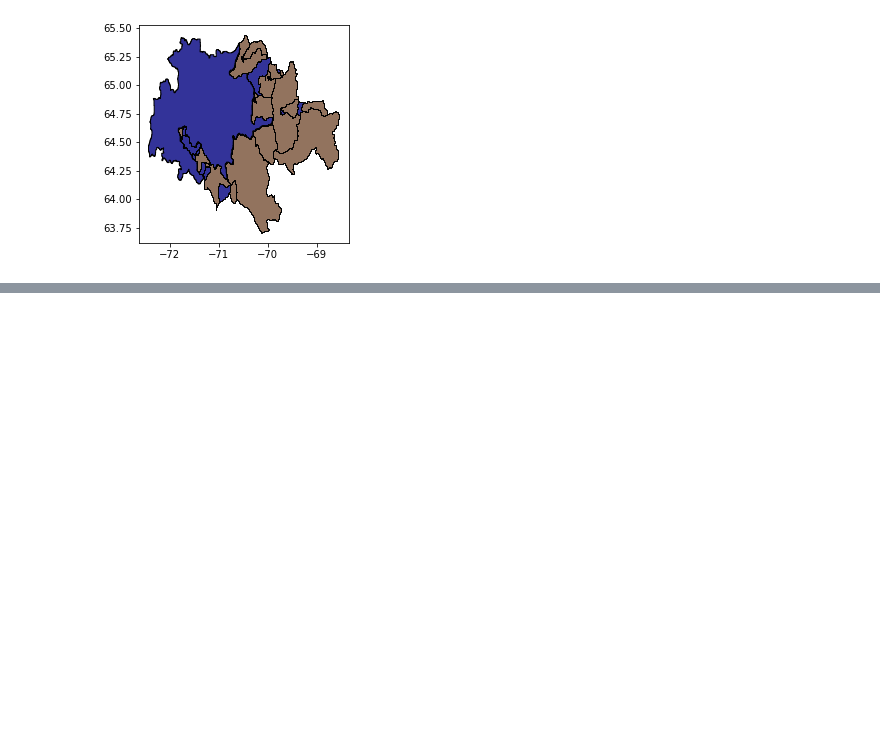
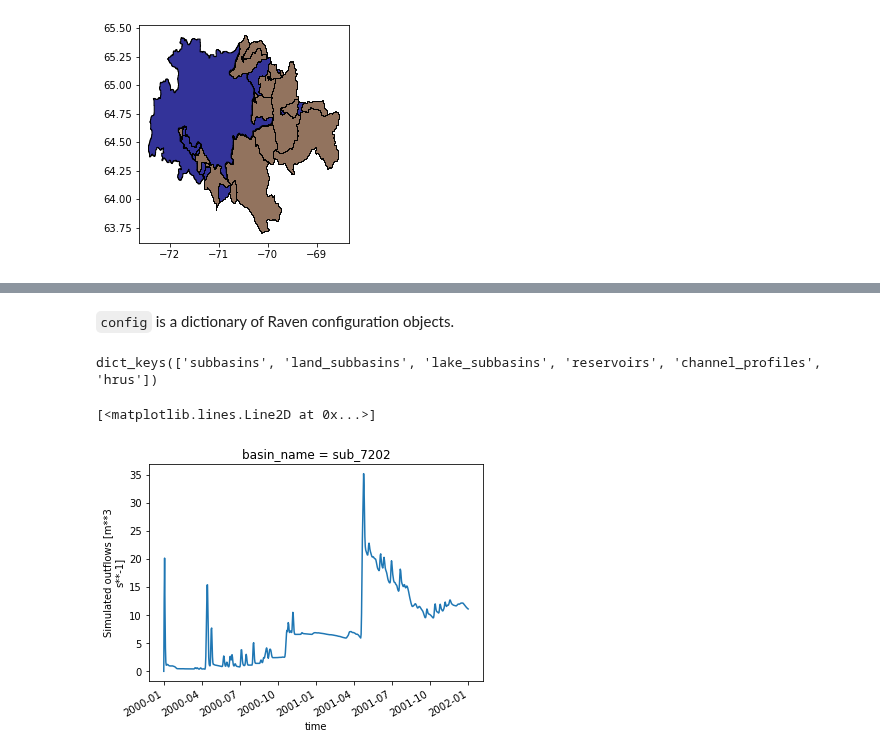
Before and after one commit to CSHS-CWRA/RavenPy, a Jupyter notebook: docs/notebooks/hydro_routing_product_example.ipynb, the cells around one changed output, grey strips where cells are left out. Drawn from its saved outputs; the diff is of its cells as text; code cells hidden in the pictures; blank space fills up the shorter version.

Commit message:
show how to use V2 routing product to launch GR4J

```diff
--- a/docs/notebooks/hydro_routing_product_example.ipynb
+++ b/docs/notebooks/hydro_routing_product_example.ipynb
@@ -78,0 +66,23 @@ Number of features: 33
+# %% [markdown]
+`config` is a dictionary of Raven configuration objects.
+# %%
+print(config.keys())
+# %% [output]
+dict_keys(['subbasins', 'land_subbasins', 'lake_subbasins', 'reservoirs', 'channel_profiles', 'hrus'])
+# %%
+ts = get_local_testdata("raven-gr4j-cemaneige/Salmon-River-Near-Prince-George_meteo_daily_2d.nc")
+model = GR4JCN()
+model(ts=ts,
+      params=model.params(0.529, -3.396, 407.29, 1.072, 16.9, 0.947),
+      start_date=dt.datetime(2000, 1, 1),
+      end_date=dt.datetime(2002, 1, 1),
+      routing="ROUTE_DIFFUSIVE_WAVE",
+      avg_annual_runoff=get_average_annual_runoff(ts, total_area),
+      land_subbasin_property_multiplier = SBGroupPropertyMultiplierCommand("Land", "MANNINGS_N", 1.0),
+      lake_subbasin_property_multiplier = SBGroupPropertyMultiplierCommand("Lakes", "RESERVOIR_CREST_WIDTH", 1.0),
+      **config)
+# %%
+model.q_sim.plot()
+# %% [output]
+[<matplotlib.lines.Line2D at 0x...>]
+[figure, added]
```
Also changed, not shown: parts of 7 cells of this notebook.
